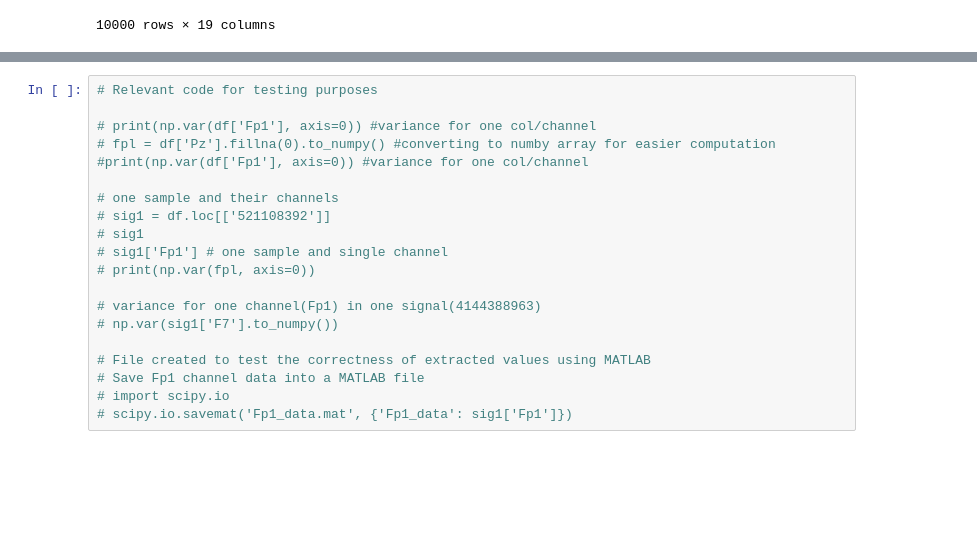
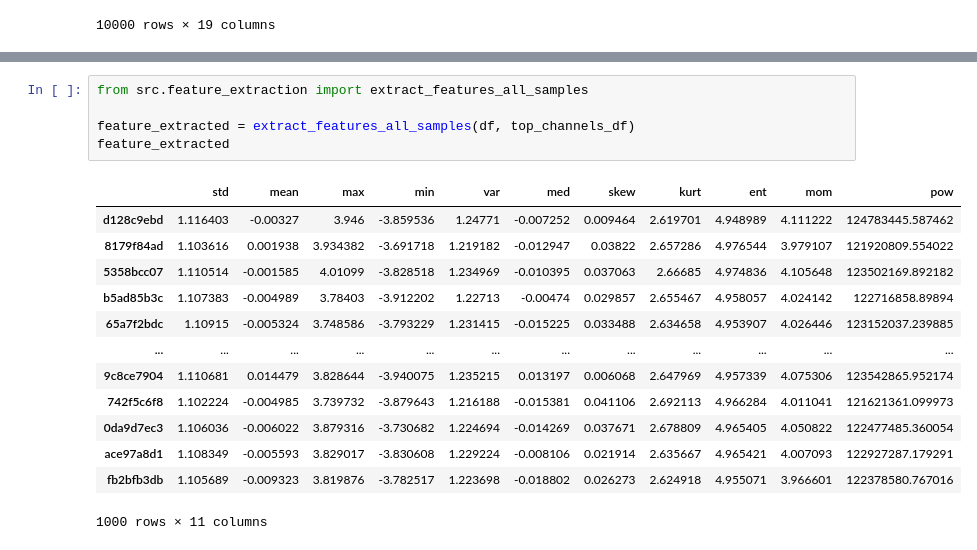
Before and after one commit to sfu-cmpt340/2024_1_project_11, a Jupyter notebook: hms.ipynb, the cells around one changed output, grey strips where cells are left out. Saved outputs shown, nothing was run; the diff lists cells and outputs as text; blank space fills up the shorter version.

```diff
--- a/hms.ipynb
+++ b/hms.ipynb
@@ -167,21 +235,20 @@ top_channels_df # NEED TO EXTRACT FEATURES FROM CHANNELS IN THIS DATA STRUCTURE
 1000 rows × 3 columns
-# %%
-# Relevant code for testing purposes
-
-# print(np.var(df['Fp1'], axis=0)) #variance for one col/channel
-# fpl = df['Pz'].fillna(0).to_numpy() #converting to numby array for easier computation
-#print(np.var(df['Fp1'], axis=0)) #variance for one col/channel
-
-# one sample and their channels
-# sig1 = df.loc[['521108392']]
-# sig1
-# sig1['Fp1'] # one sample and single channel
-# print(np.var(fpl, axis=0))
-
-# variance for one channel(Fp1) in one signal(4144388963)
-# np.var(sig1['F7'].to_numpy())
-
-# File created to test the correctness of extracted values using MATLAB
-# Save Fp1 channel data into a MATLAB file
-# import scipy.io
-# scipy.io.savemat('Fp1_data.mat', {'Fp1_data': sig1['Fp1']})
+# %%
+from src.feature_extraction import extract_features_all_samples
+
+feature_extracted = extract_features_all_samples(df, top_channels_df)
+feature_extracted
+# %% [output]
+|  | std | mean | max | min | var | med | skew | kurt | ent | mom | pow |
+| d128c9ebd | 1.116403 | -0.00327 | 3.946 | -3.859536 | 1.24771 | -0.007252 | 0.009464 | 2.619701 | 4.948989 | 4.111222 | 124783445.587462 |
+| 8179f84ad | 1.103616 | 0.001938 | 3.934382 | -3.691718 | 1.219182 | -0.012947 | 0.03822 | 2.657286 | 4.976544 | 3.979107 | 121920809.554022 |
+| 5358bcc07 | 1.110514 | -0.001585 | 4.01099 | -3.828518 | 1.234969 | -0.010395 | 0.037063 | 2.66685 | 4.974836 | 4.105648 | 123502169.892182 |
+| b5ad85b3c | 1.107383 | -0.004989 | 3.78403 | -3.912202 | 1.22713 | -0.00474 | 0.029857 | 2.655467 | 4.958057 | 4.024142 | 122716858.89894 |
+| 65a7f2bdc | 1.10915 | -0.005324 | 3.748586 | -3.793229 | 1.231415 | -0.015225 | 0.033488 | 2.634658 | 4.953907 | 4.026446 | 123152037.239885 |
+| ... | ... | ... | ... | ... | ... | ... | ... | ... | ... | ... | ... |
+| 9c8ce7904 | 1.110681 | 0.014479 | 3.828644 | -3.940075 | 1.235215 | 0.013197 | 0.006068 | 2.647969 | 4.957339 | 4.075306 | 123542865.952174 |
+| 742f5c6f8 | 1.102224 | -0.004985 | 3.739732 | -3.879643 | 1.216188 | -0.015381 | 0.041106 | 2.692113 | 4.966284 | 4.011041 | 121621361.099973 |
+| 0da9d7ec3 | 1.106036 | -0.006022 | 3.879316 | -3.730682 | 1.224694 | -0.014269 | 0.037671 | 2.678809 | 4.965405 | 4.050822 | 122477485.360054 |
+| ace97a8d1 | 1.108349 | -0.005593 | 3.829017 | -3.830608 | 1.229224 | -0.008106 | 0.021914 | 2.635667 | 4.965421 | 4.007093 | 122927287.179291 |
+| fb2bfb3db | 1.105689 | -0.009323 | 3.819876 | -3.782517 | 1.223698 | -0.018802 | 0.026273 | 2.624918 | 4.955071 | 3.966601 | 122378580.767016 |
+1000 rows × 11 columns
```
Also changed, not shown: parts of 14 cells of this notebook, 1 other file.
